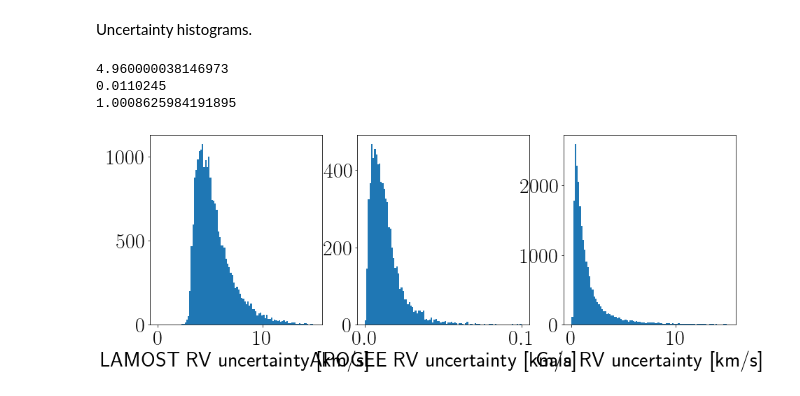
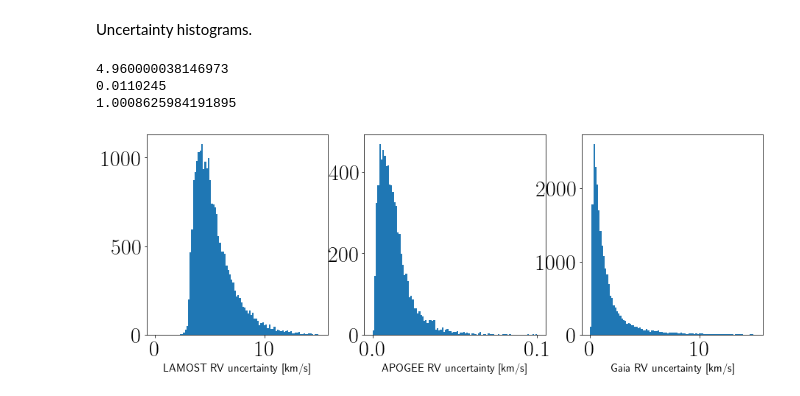
Before and after one commit to RuthAngus/kepler_kinematics, a Jupyter notebook: notebooks/Data.ipynb, the cells around one changed output. Cells and saved outputs as stored; diff of their text form; code cells hidden in the pictures.

```diff
--- a/notebooks/Data.ipynb
+++ b/notebooks/Data.ipynb
@@ -603,22 +603,22 @@ Uncertainty histograms.
 # %%
 plt.figure(figsize=(15, 5))
 
 plt.subplot(1, 3, 1)
 plt.hist(df_random.LAMOST_RV_ERR, 100, range=(0, 15));
-plt.xlabel("LAMOST RV uncertainty [km/s]")
+plt.xlabel("LAMOST RV uncertainty [km/s]", fontsize=15)
 print(np.median(df_random.LAMOST_RV_ERR.values[np.isfinite(df_random.LAMOST_RV_ERR.values)]))
 
 plt.subplot(1, 3, 2)
 plt.hist(df_random.APOGEE_RV_ERR, 100, range=(0, .1));
-plt.xlabel("APOGEE RV uncertainty [km/s]")
+plt.xlabel("APOGEE RV uncertainty [km/s]", fontsize=15)
 print(np.median(df_random.APOGEE_RV_ERR.values[np.isfinite(df_random.APOGEE_RV_ERR.values)]))
 
 plt.subplot(1, 3, 3)
 plt.hist(df_random.dr2_radial_velocity_error, 100, range=(0, 15));
-plt.xlabel("Gaia RV uncertainty [km/s]")
+plt.xlabel("Gaia RV uncertainty [km/s]", fontsize=15)
 print(np.median(df_random.dr2_radial_velocity_error.values[np.isfinite(df_random.dr2_radial_velocity_error.values)]))
 # %% [output]
 4.960000038146973
 0.0110245
 1.0008625984191895
-[figure, old version]
+[figure, new version]
```
Also changed, not shown: 2 other files.
